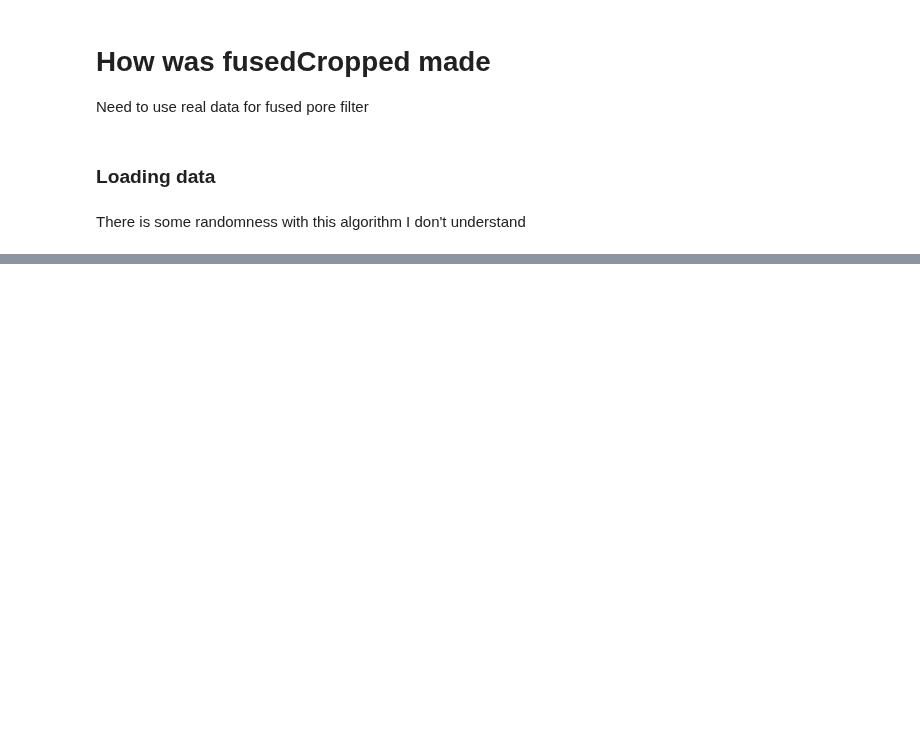
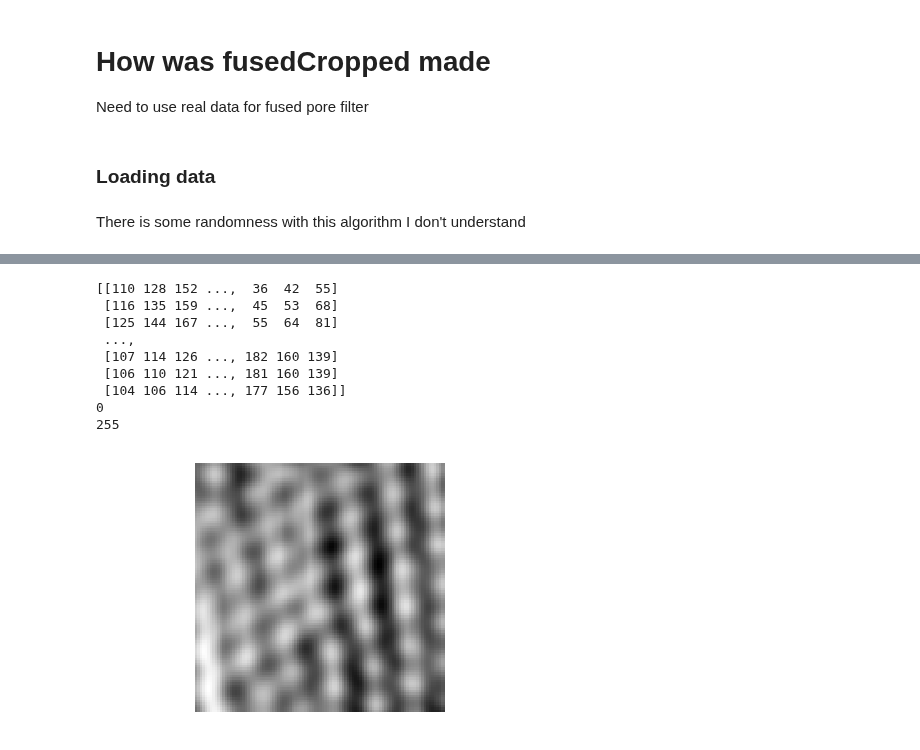
Before and after one commit to huskeypm/sparkdetection, a Jupyter notebook: mach/bulk_fusedpore.ipynb, the cells around one changed output, grey strips where cells are left out. Saved outputs shown, nothing was run; the diff lists cells and outputs as text; code cells hidden in the pictures; blank space fills up the shorter version.

```diff
--- a/mach/bulk_fusedpore.ipynb
+++ b/mach/bulk_fusedpore.ipynb
@@ -73,0 +102,16 @@ ValueError: cannot reshape array of size 7 into shape (3,2)
+# %%
+it.myplot(poop)
+print poop
+print np.min(poop)
+print np.max(poop)
+# %% [output]
+[[110 128 152 ...,  36  42  55]
+ [116 135 159 ...,  45  53  68]
+ [125 144 167 ...,  55  64  81]
+ ...,
+ [107 114 126 ..., 182 160 139]
+ [106 110 121 ..., 181 160 139]
+ [104 106 114 ..., 177 156 136]]
+0
+255
+[figure, added]
```
Also changed, not shown: parts of 6 cells of this notebook, 5 other files.
